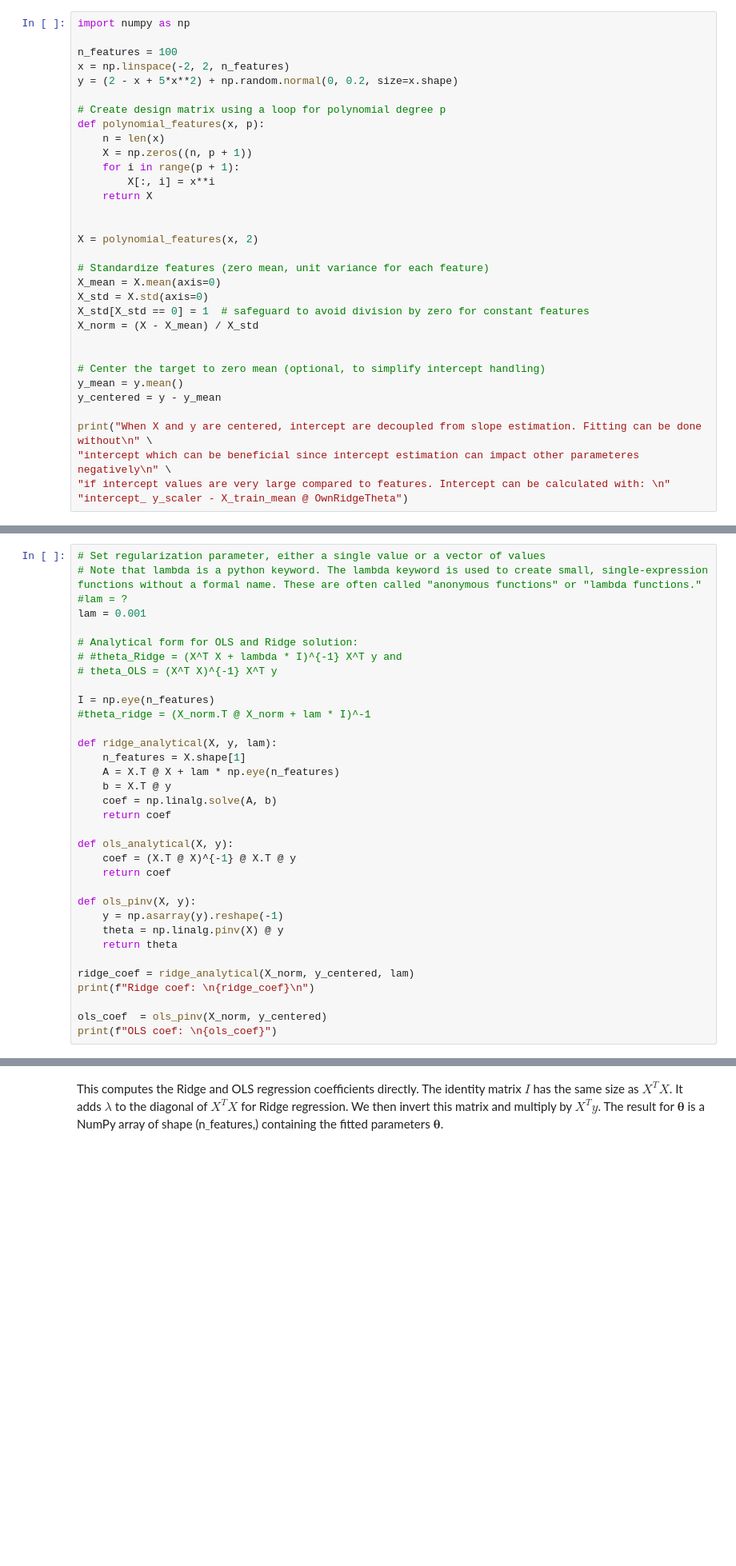
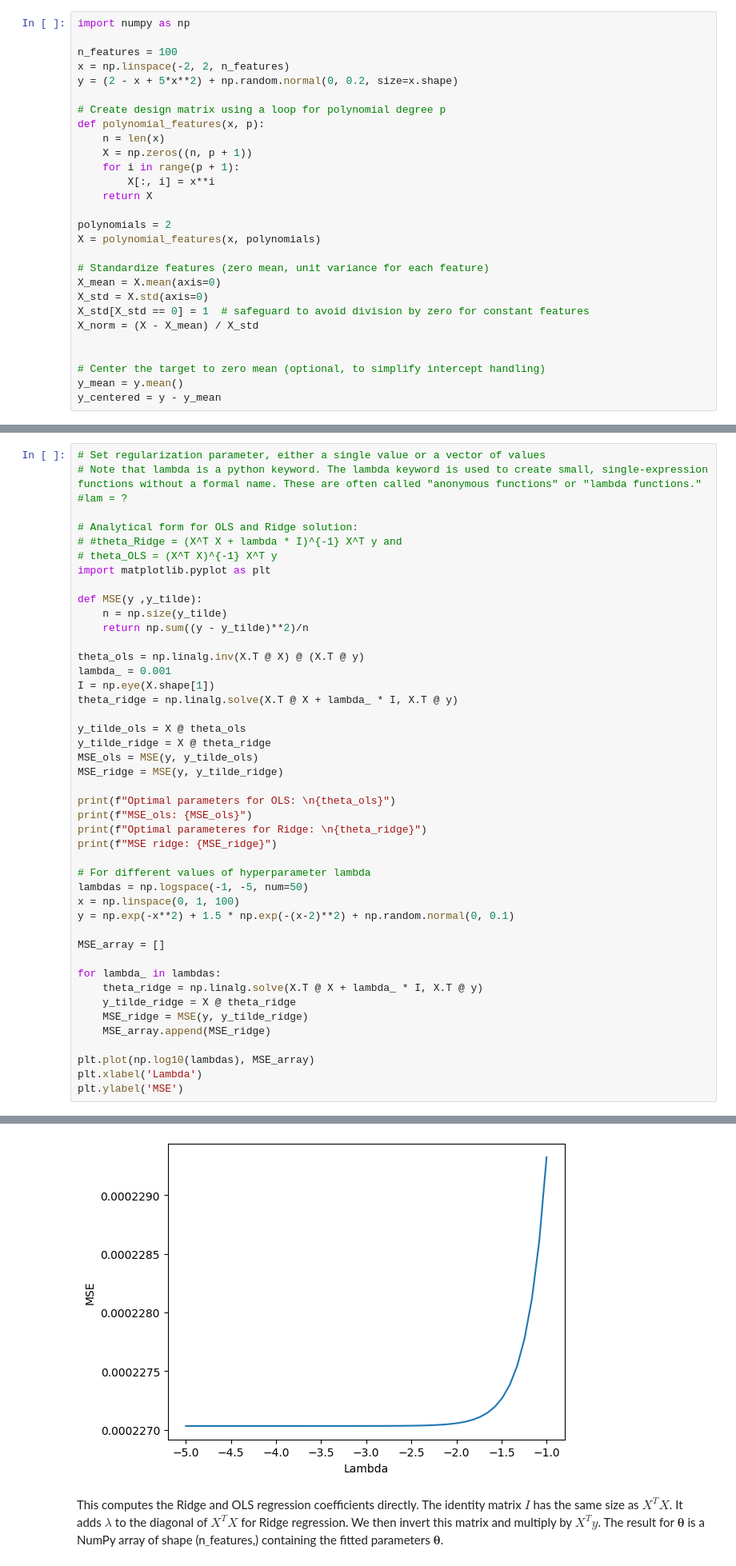
Before and after one commit to geomort/FYS-STK4155, a Jupyter notebook: week37/exercisesweek37-Morten.ipynb, the cells around one changed output, grey strips where cells are left out. Shown at 80% size. Cells and saved outputs as stored; diff of their text form; blank space fills up the shorter version.

```diff
--- a/week37/exercisesweek37-Morten.ipynb
+++ b/week37/exercisesweek37-Morten.ipynb
@@ -66,8 +66,8 @@ def polynomial_features(x, p):
         X[:, i] = x**i
     return X
 
-
-X = polynomial_features(x, 2)
+polynomials = 2
+X = polynomial_features(x, polynomials)
 
 # Standardize features (zero mean, unit variance for each feature)
 X_mean = X.mean(axis=0)
@@ -79,8 +79,3 @@ X_norm = (X - X_mean) / X_std
 # Center the target to zero mean (optional, to simplify intercept handling)
 y_mean = y.mean()
 y_centered = y - y_mean
-
-print("When X and y are centered, intercept are decoupled from slope estimation. Fitting can be done without\n" \
-"intercept which can be beneficial since intercept estimation can impact other parameteres negatively\n" \
-"if intercept values are very large compared to features. Intercept can be calculated with: \n"
-"intercept_ y_scaler - X_train_mean @ OwnRidgeTheta")
@@ -161,34 +108,45 @@ Ridge gradient decent:
 # Set regularization parameter, either a single value or a vector of values
 # Note that lambda is a python keyword. The lambda keyword is used to create small, single-expression functions without a formal name. These are often called "anonymous functions" or "lambda functions."
 #lam = ?
-lam = 0.001
 
 # Analytical form for OLS and Ridge solution:
 # #theta_Ridge = (X^T X + lambda * I)^{-1} X^T y and
 # theta_OLS = (X^T X)^{-1} X^T y
+import matplotlib.pyplot as plt
 
-I = np.eye(n_features)
-#theta_ridge = (X_norm.T @ X_norm + lam * I)^-1
+def MSE(y ,y_tilde):
+    n = np.size(y_tilde)
+    return np.sum((y - y_tilde)**2)/n
 
-def ridge_analytical(X, y, lam):
-    n_features = X.shape[1]
-    A = X.T @ X + lam * np.eye(n_features)
-    b = X.T @ y
-    coef = np.linalg.solve(A, b)
-    return coef
+theta_ols = np.linalg.inv(X.T @ X) @ (X.T @ y)
+lambda_ = 0.001
+I = np.eye(X.shape[1])
+theta_ridge = np.linalg.solve(X.T @ X + lambda_ * I, X.T @ y)
 
-def ols_analytical(X, y):
-    coef = (X.T @ X)^{-1} @ X.T @ y
-    return coef
+y_tilde_ols = X @ theta_ols
+y_tilde_ridge = X @ theta_ridge
+MSE_ols = MSE(y, y_tilde_ols)
+MSE_ridge = MSE(y, y_tilde_ridge)
 
-def ols_pinv(X, y):
-    y = np.asarray(y).reshape(-1)
-    theta = np.linalg.pinv(X) @ y
-    return theta
+print(f"Optimal parameters for OLS: \n{theta_ols}")
+print(f"MSE_ols: {MSE_ols}")
+print(f"Optimal parameteres for Ridge: \n{theta_ridge}")
+print(f"MSE ridge: {MSE_ridge}")
 
-ridge_coef = ridge_analytical(X_norm, y_centered, lam)
-print(f"Ridge coef: \n{ridge_coef}\n")
+# For different values of hyperparameter lambda
+lambdas = np.logspace(-1, -5, num=50)
+x = np.linspace(0, 1, 100)
+y = np.exp(-x**2) + 1.5 * np.exp(-(x-2)**2) + np.random.normal(0, 0.1)
 
-ols_coef  = ols_pinv(X_norm, y_centered)
-print(f"OLS coef: \n{ols_coef}")
+MSE_array = []
+
+for lambda_ in lambdas:
+    theta_ridge = np.linalg.solve(X.T @ X + lambda_ * I, X.T @ y)
+    y_tilde_ridge = X @ theta_ridge
+    MSE_ridge = MSE(y, y_tilde_ridge)
+    MSE_array.append(MSE_ridge)
+
+plt.plot(np.log10(lambdas), MSE_array)
+plt.xlabel('Lambda')
+plt.ylabel('MSE')
 # %% [output]
@@ -200,3 +160,4 @@ OLS coef:
+[figure, added]
 # %% [markdown]
 This computes the Ridge and OLS regression coefficients directly. The identity
 matrix $I$ has the same size as $X^T X$. It adds $\lambda$ to the diagonal of $X^T X$ for Ridge regression. We
```
Also changed, not shown: parts of 10 cells of this notebook, 5 other files.
